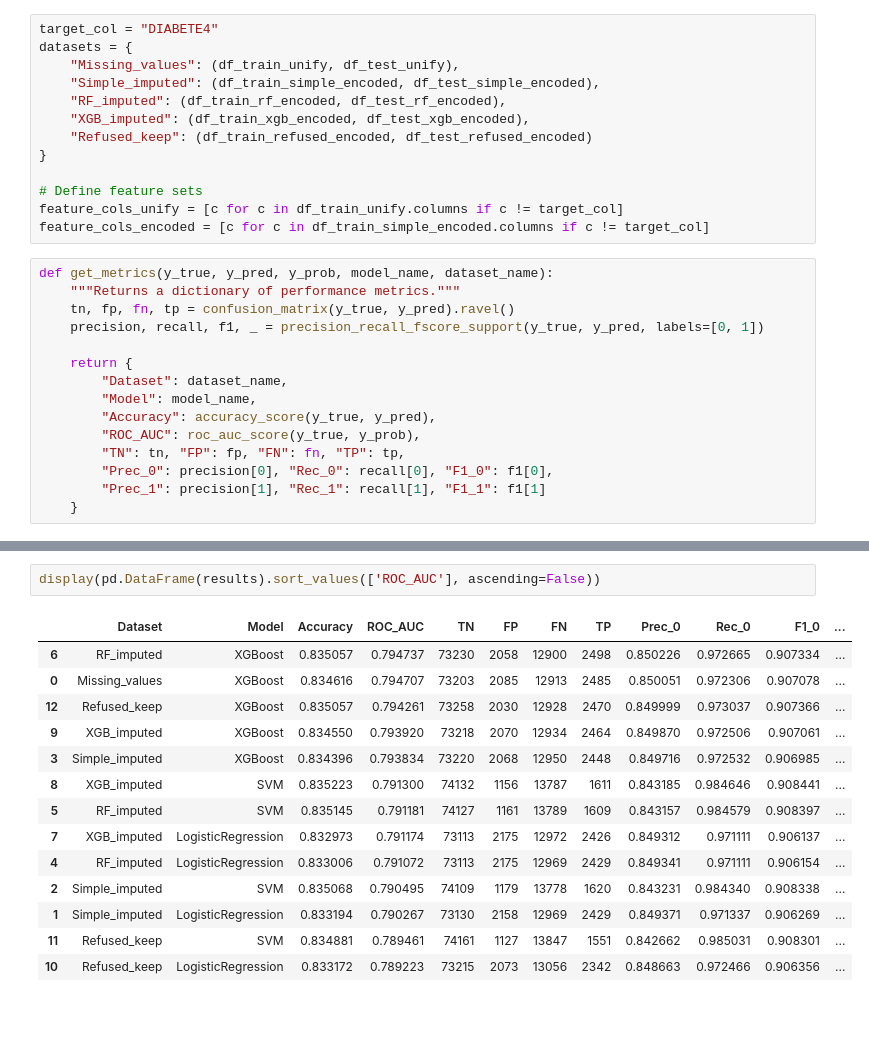
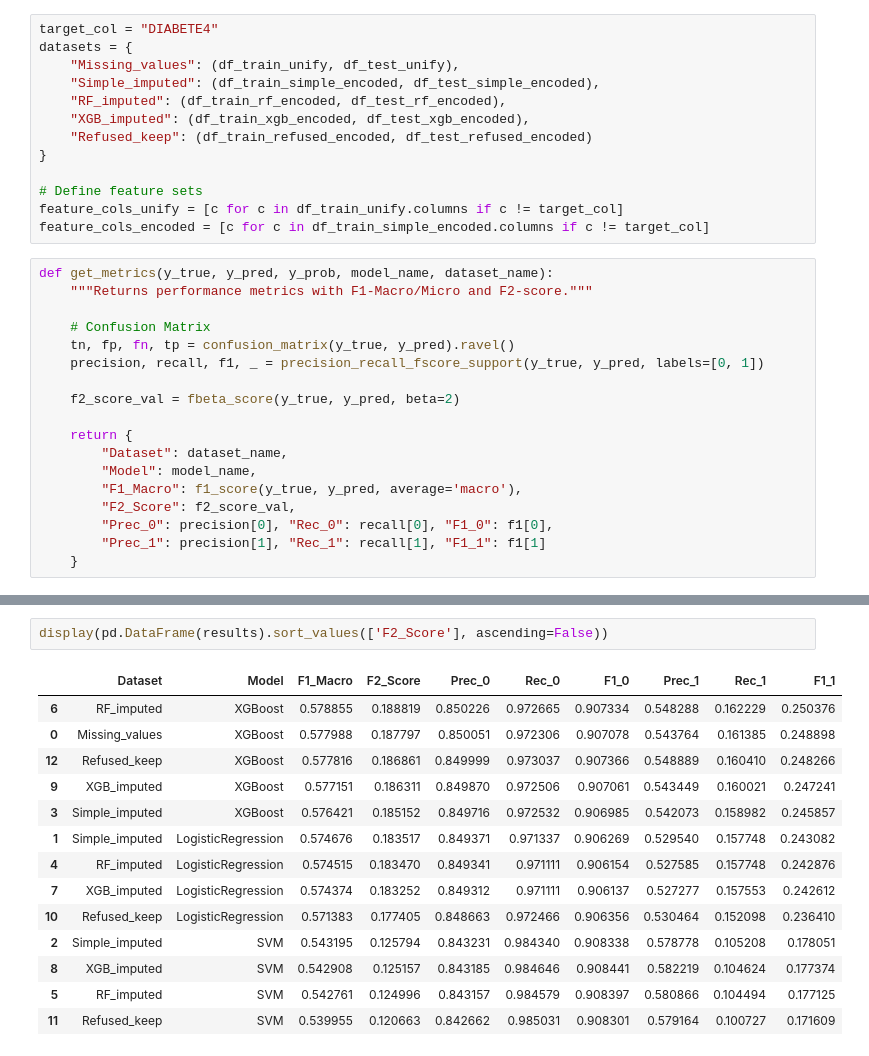
Before and after one commit to yukienjoyer7/Diabetes-Early-Diagnosis-BRFSS-2024, a Jupyter notebook: Imputation_Kaka.ipynb, the cells around one changed output, grey strips where cells are left out. Saved outputs shown, nothing was run; the diff lists cells and outputs as text; blank space fills up the shorter version.

```diff
--- a/Preprocessing_Kaka.ipynb
+++ b/Imputation_Kaka.ipynb
@@ -578,16 +578,19 @@ feature_cols_unify = [c for c in df_train_unify.columns if c != target_col]
 feature_cols_encoded = [c for c in df_train_simple_encoded.columns if c != target_col]
 # %%
 def get_metrics(y_true, y_pred, y_prob, model_name, dataset_name):
-    """Returns a dictionary of performance metrics."""
+    """Returns performance metrics with F1-Macro/Micro and F2-score."""
+
+    # Confusion Matrix
     tn, fp, fn, tp = confusion_matrix(y_true, y_pred).ravel()
     precision, recall, f1, _ = precision_recall_fscore_support(y_true, y_pred, labels=[0, 1])
+
+    f2_score_val = fbeta_score(y_true, y_pred, beta=2)
 
     return {
         "Dataset": dataset_name,
         "Model": model_name,
-        "Accuracy": accuracy_score(y_true, y_pred),
-        "ROC_AUC": roc_auc_score(y_true, y_prob),
-        "TN": tn, "FP": fp, "FN": fn, "TP": tp,
+        "F1_Macro": f1_score(y_true, y_pred, average='macro'),
+        "F2_Score": f2_score_val,
         "Prec_0": precision[0], "Rec_0": recall[0], "F1_0": f1[0],
         "Prec_1": precision[1], "Rec_1": recall[1], "F1_1": f1[1]
     }
@@ -652,17 +655,17 @@ Processing dataset: Refused_keep...
 # %%
-display(pd.DataFrame(results).sort_values(['ROC_AUC'], ascending=False))
+display(pd.DataFrame(results).sort_values(['F2_Score'], ascending=False))
 # %% [output]
-|  | Dataset | Model | Accuracy | ROC_AUC | TN | FP | FN | TP | Prec_0 | Rec_0 | F1_0 | ... |
-| 6 | RF_imputed | XGBoost | 0.835057 | 0.794737 | 73230 | 2058 | 12900 | 2498 | 0.850226 | 0.972665 | 0.907334 | ... |
-| 0 | Missing_values | XGBoost | 0.834616 | 0.794707 | 73203 | 2085 | 12913 | 2485 | 0.850051 | 0.972306 | 0.907078 | ... |
-| 12 | Refused_keep | XGBoost | 0.835057 | 0.794261 | 73258 | 2030 | 12928 | 2470 | 0.849999 | 0.973037 | 0.907366 | ... |
-| 9 | XGB_imputed | XGBoost | 0.834550 | 0.793920 | 73218 | 2070 | 12934 | 2464 | 0.849870 | 0.972506 | 0.907061 | ... |
-| 3 | Simple_imputed | XGBoost | 0.834396 | 0.793834 | 73220 | 2068 | 12950 | 2448 | 0.849716 | 0.972532 | 0.906985 | ... |
-| 8 | XGB_imputed | SVM | 0.835223 | 0.791300 | 74132 | 1156 | 13787 | 1611 | 0.843185 | 0.984646 | 0.908441 | ... |
-| 5 | RF_imputed | SVM | 0.835145 | 0.791181 | 74127 | 1161 | 13789 | 1609 | 0.843157 | 0.984579 | 0.908397 | ... |
-| 7 | XGB_imputed | LogisticRegression | 0.832973 | 0.791174 | 73113 | 2175 | 12972 | 2426 | 0.849312 | 0.971111 | 0.906137 | ... |
-| 4 | RF_imputed | LogisticRegression | 0.833006 | 0.791072 | 73113 | 2175 | 12969 | 2429 | 0.849341 | 0.971111 | 0.906154 | ... |
-| 2 | Simple_imputed | SVM | 0.835068 | 0.790495 | 74109 | 1179 | 13778 | 1620 | 0.843231 | 0.984340 | 0.908338 | ... |
-| 1 | Simple_imputed | LogisticRegression | 0.833194 | 0.790267 | 73130 | 2158 | 12969 | 2429 | 0.849371 | 0.971337 | 0.906269 | ... |
-| 11 | Refused_keep | SVM | 0.834881 | 0.789461 | 74161 | 1127 | 13847 | 1551 | 0.842662 | 0.985031 | 0.908301 | ... |
-| 10 | Refused_keep | LogisticRegression | 0.833172 | 0.789223 | 73215 | 2073 | 13056 | 2342 | 0.848663 | 0.972466 | 0.906356 | ... |
+|  | Dataset | Model | F1_Macro | F2_Score | Prec_0 | Rec_0 | F1_0 | Prec_1 | Rec_1 | F1_1 |
+| 6 | RF_imputed | XGBoost | 0.578855 | 0.188819 | 0.850226 | 0.972665 | 0.907334 | 0.548288 | 0.162229 | 0.250376 |
+| 0 | Missing_values | XGBoost | 0.577988 | 0.187797 | 0.850051 | 0.972306 | 0.907078 | 0.543764 | 0.161385 | 0.248898 |
+| 12 | Refused_keep | XGBoost | 0.577816 | 0.186861 | 0.849999 | 0.973037 | 0.907366 | 0.548889 | 0.160410 | 0.248266 |
+| 9 | XGB_imputed | XGBoost | 0.577151 | 0.186311 | 0.849870 | 0.972506 | 0.907061 | 0.543449 | 0.160021 | 0.247241 |
+| 3 | Simple_imputed | XGBoost | 0.576421 | 0.185152 | 0.849716 | 0.972532 | 0.906985 | 0.542073 | 0.158982 | 0.245857 |
+| 1 | Simple_imputed | LogisticRegression | 0.574676 | 0.183517 | 0.849371 | 0.971337 | 0.906269 | 0.529540 | 0.157748 | 0.243082 |
+| 4 | RF_imputed | LogisticRegression | 0.574515 | 0.183470 | 0.849341 | 0.971111 | 0.906154 | 0.527585 | 0.157748 | 0.242876 |
+| 7 | XGB_imputed | LogisticRegression | 0.574374 | 0.183252 | 0.849312 | 0.971111 | 0.906137 | 0.527277 | 0.157553 | 0.242612 |
+| 10 | Refused_keep | LogisticRegression | 0.571383 | 0.177405 | 0.848663 | 0.972466 | 0.906356 | 0.530464 | 0.152098 | 0.236410 |
+| 2 | Simple_imputed | SVM | 0.543195 | 0.125794 | 0.843231 | 0.984340 | 0.908338 | 0.578778 | 0.105208 | 0.178051 |
+| 8 | XGB_imputed | SVM | 0.542908 | 0.125157 | 0.843185 | 0.984646 | 0.908441 | 0.582219 | 0.104624 | 0.177374 |
+| 5 | RF_imputed | SVM | 0.542761 | 0.124996 | 0.843157 | 0.984579 | 0.908397 | 0.580866 | 0.104494 | 0.177125 |
+| 11 | Refused_keep | SVM | 0.539955 | 0.120663 | 0.842662 | 0.985031 | 0.908301 | 0.579164 | 0.100727 | 0.171609 |
```
Also changed, not shown: parts of 3 cells of this notebook, 1 other file.
